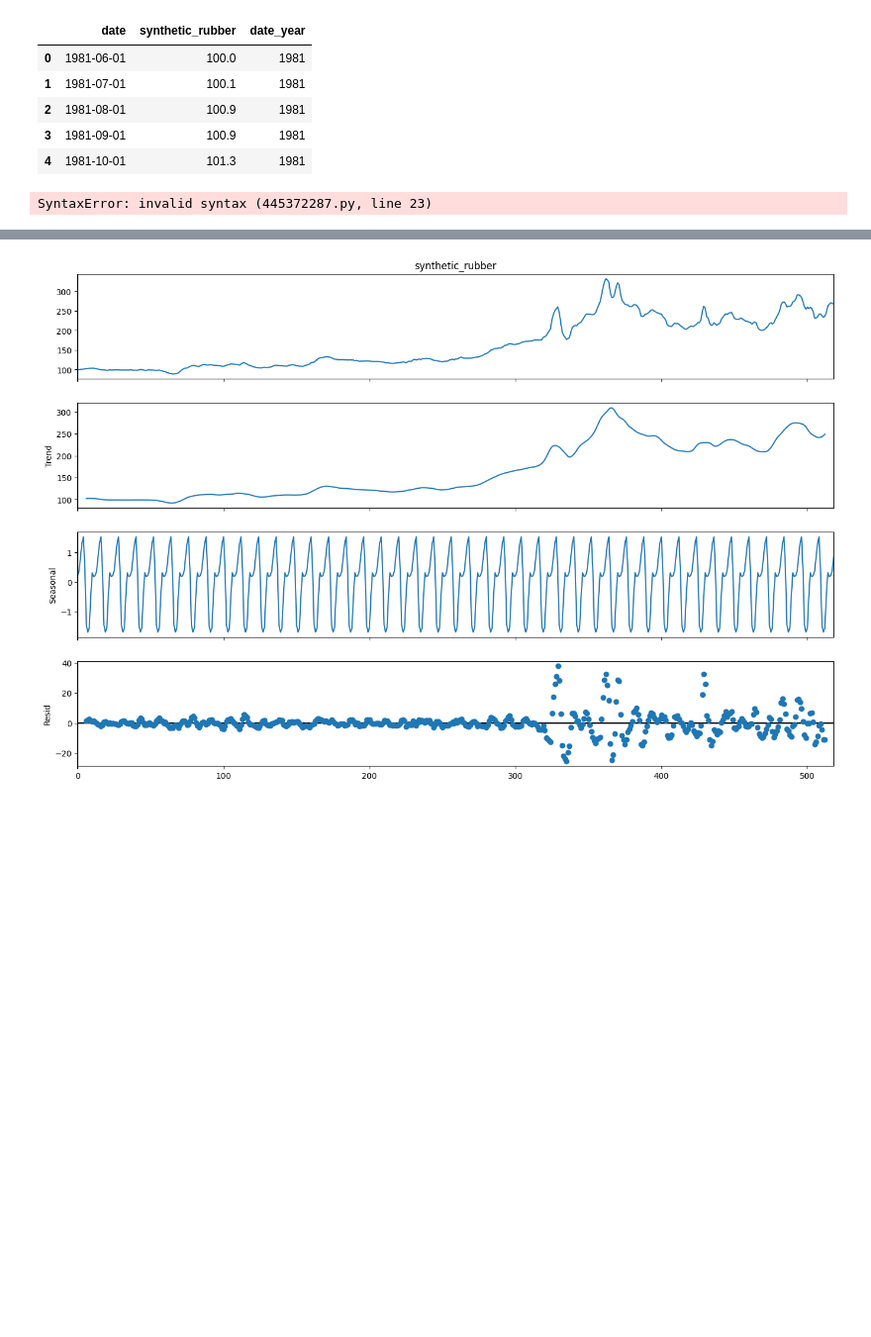
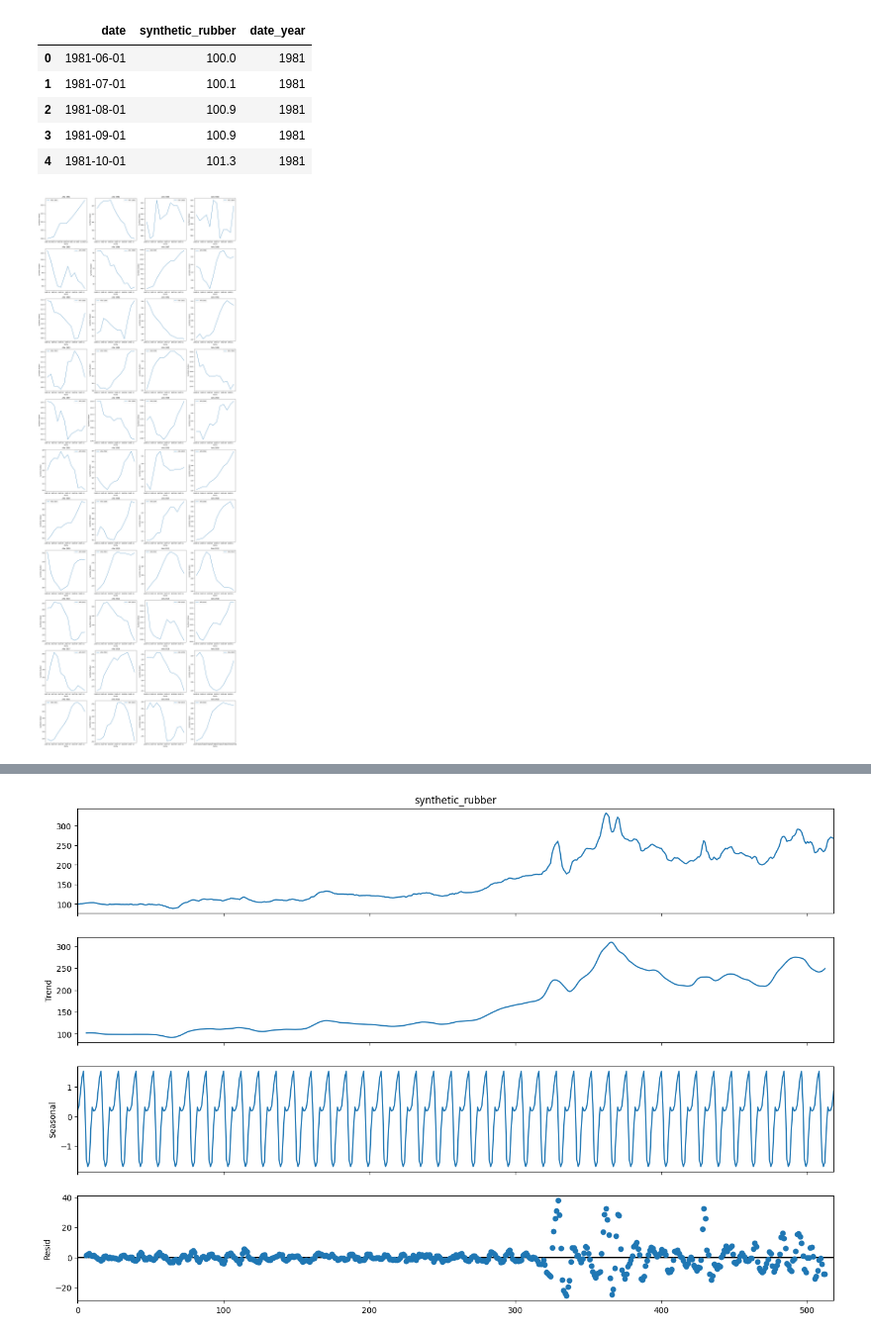
Before and after one commit to DavidGuzzi/TSA, a Jupyter notebook: synthetic_rubber.ipynb, the cells around one changed output, grey strips where cells are left out. Shown at 99% size. Saved outputs shown, nothing was run; the diff lists cells and outputs as text; code cells hidden in the pictures; blank space fills up the shorter version.

```diff
--- a/synthetic_rubber.ipynb
+++ b/synthetic_rubber.ipynb
@@ -64,35 +64,34 @@ df.head()
 # Definir el número de gráficos por fila (ncols) y filas necesarias (nrows).
 ncols = 4  # Número de columnas (gráficos por fila).
 nrows = (len(df['date_year'].unique()) + ncols - 1) // ncols  # Número de filas necesarias.
 
 # Crear un canvas con los subplots (figura con varios gráficos).
 fig, axes = plt.subplots(nrows=nrows, ncols=ncols, figsize=(20, 5*nrows))
 
 # Aplanar los ejes para iterar fácilmente si hay más de un gráfico.
 axes = axes.flatten()
 
 # Iterar por cada año y graficar.
 for i, year in enumerate(sorted(df['date_year'].unique())):
     df_year = df[df['date_year'] == year]
 
     # Graficar la serie para el año correspondiente.
     axes[i].plot(df_year['date'], df_year['synthetic_rubber'], label=f'Año {year}')
 
     # Configurar título y etiquetas.
     axes[i].set_title(f'Año {year}')
     axes[i].set_xlabel('Fecha')
     axes[i].set_ylabel('Synthetic Rubber')
     axes[i].legend()
-.
 # Eliminar cualquier subplot vacío (si sobran espacios en la cuadrícula)
 for j in range(i+1, len(axes)):
     fig.delaxes(axes[j])
 
 # Ajustar el layout para evitar solapamientos.
 plt.tight_layout()
 plt.show()
 # %% [output]
-SyntaxError: invalid syntax (445372287.py, line 23)
+[figure, added]
 # %%
 import statsmodels.formula.api as smf
 import statsmodels.api as sm
```
Also changed, not shown: parts of 12 cells of this notebook.
